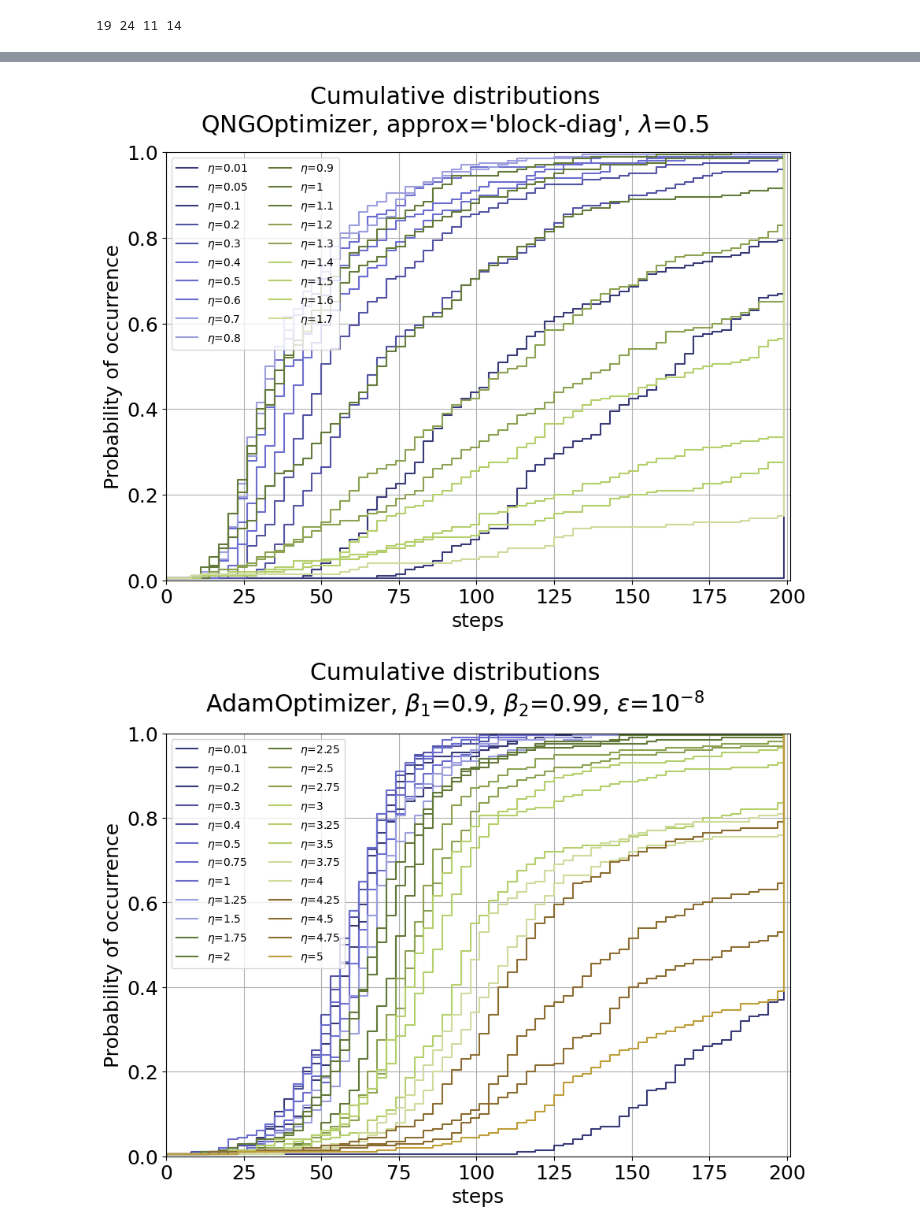
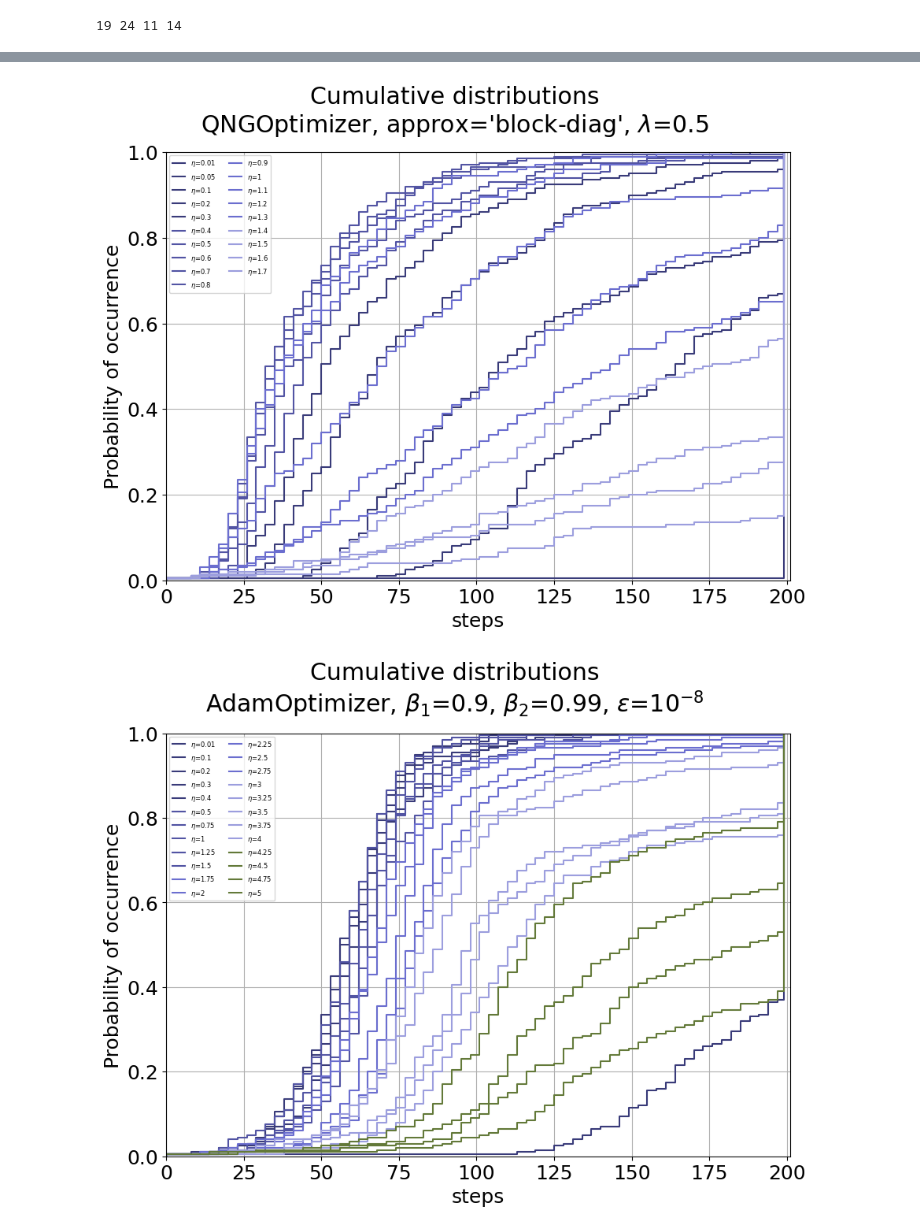
Before and after one commit to borbysh/Momentum-QNG, a Jupyter notebook: PortfolioOptimization/portfolio6/graphs/portfolio6_graphs.ipynb, the cells around one changed output, grey strips where cells are left out. Cells and saved outputs as stored; diff of their text form; code cells hidden in the pictures.

```diff
--- a/PortfolioOptimization/portfolio6/graphs/portfolio6_graphs.ipynb
+++ b/PortfolioOptimization/portfolio6/graphs/portfolio6_graphs.ipynb
@@ -136,7 +136,7 @@ mpl.rcParams['font.size'] = 18
 prefix_name =  "portfolio_6_" #ipynbname.name() + "_" + str(date.today()) + "_"
 
 cmap = mpl.colormaps['tab20b']
-colors = cmap(np.linspace(0, 1, 50))
+colors = cmap(np.linspace(0, 1, 100))
 
 for i,session in enumerate(sessions):
     fig = plt.figure(figsize=(9, 7), layout="compressed")
@@ -154,7 +154,7 @@ for i,session in enumerate(sessions):
     fig.suptitle(title)
 
     axs.grid(True)
-    axs.legend(fontsize=10,ncol=2)
+    axs.legend(fontsize=6,ncol=2)
     axs.set_xlabel("delta energy")
     axs.set_ylabel("Probability of occurrence")
     axs.label_outer()
@@ -172,34 +172,34 @@ for i,session in enumerate(sessions):
 import matplotlib as mpl
 
 cmap = mpl.colormaps['tab20b']
-colors = cmap(np.linspace(0, 1, 50))
+colors = cmap(np.linspace(0, 1, 100))
 
 for i,session in enumerate(sessions):
     fig = plt.figure(figsize=(9, 7), layout="compressed")
     axs = fig.subplots(1, 1, sharex=True, sharey=True)
 
     # Cumulative distributions.
 
     for j,stepsize in enumerate(session["stepsizes"]):
         axs.ecdf(sessions_steps[i][j],complementary=False, color=colors[j], label="$\eta$="+str(stepsize) )
 
     # Label the figure.
     title = "Cumulative distributions\n" + session["optimizer"]
     if(len(session["params_name"]) > 0):
         title += ", " + session["params_name"]
 
     fig.suptitle(title)
 
     axs.grid(True)
-    axs.legend(fontsize=10,ncol=2)
+    axs.legend(fontsize=6,ncol=2)
     axs.set_xlabel("steps")
     axs.set_ylabel("Probability of occurrence")
     axs.label_outer()
     axs.set_xlim(0.0, steps+1)
     plt.show()
     #fig.savefig(prefix_name + session["optimizer"]+"_ccdf_steps.png",format='png',dpi=300)
     #fig.savefig(prefix_name + session["optimizer"]+"_ccdf_steps.pdf",format='pdf',dpi=300)
     #fig.savefig(prefix_name + session["optimizer"]+"_ccdf_steps.eps",format='eps',dpi=300)
 # %% [output]
-[figure, old version]
+[figure, new version]
-[figure, old version]
+[figure, new version]
```
Also changed, not shown: parts of 6 cells of this notebook, 6 other files.
